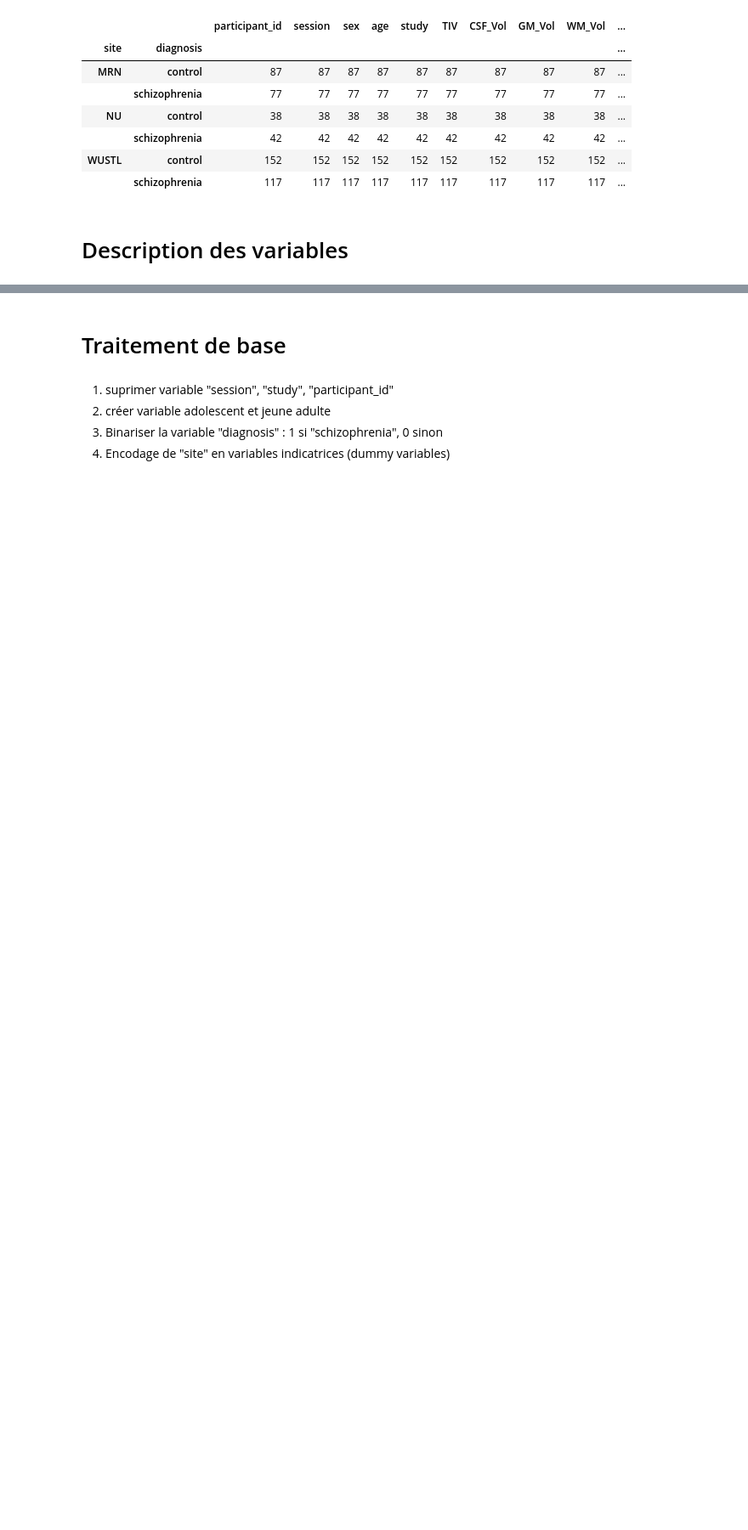
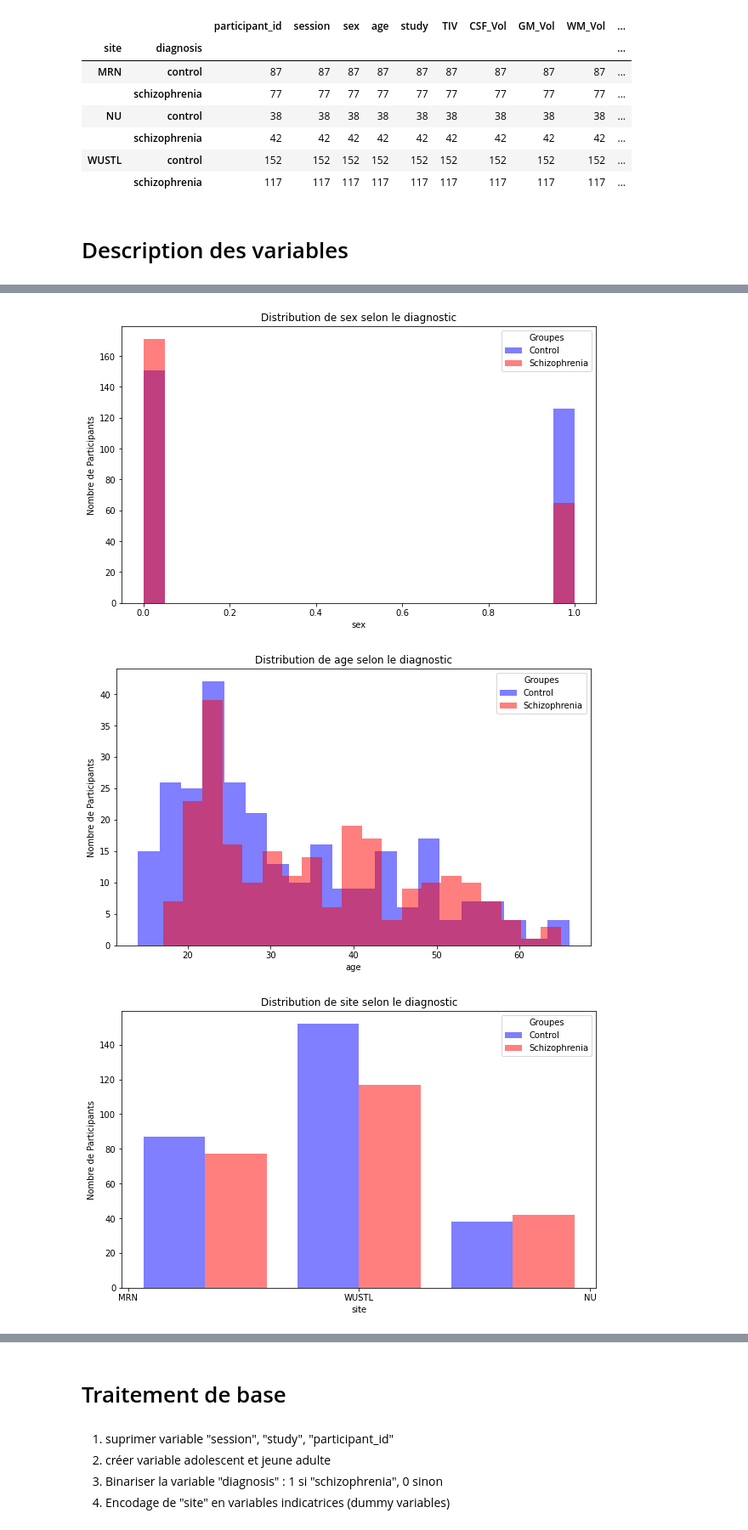
Before and after one commit to lucasvazelle/schizophrenie_matiere_grise, a Jupyter notebook: etape_1_traitement_et_modelisation_table_participant.ipynb, the cells around one changed output, grey strips where cells are left out. Shown at 85% size. Saved outputs shown, nothing was run; the diff lists cells and outputs as text; code cells hidden in the pictures; blank space fills up the shorter version.

Commit message:
ajout variables descriptives

```diff
--- a/etape_1_traitement_et_modelisation_table_participant.ipynb
+++ b/etape_1_traitement_et_modelisation_table_participant.ipynb
@@ -79,0 +116,40 @@ participants.groupby(["site", "diagnosis"]).count()
+# %%
+df = participants
+# Liste des colonnes d'intérêt
+columns_to_plot = [ 'sex', 'age','site', 'TIV', 'CSF_Vol', 'GM_Vol', 'WM_Vol', 'set']
+
+# Créer des graphiques pour chaque colonne
+for col in columns_to_plot:
+    # Si la colonne est catégorielle (par exemple, 'sex', 'session', 'study', 'site', 'set')
+    if df[col].dtype == 'object' or df[col].dtype.name == 'category':
+        plt.figure(figsize=(10,6))
+
+        # Tracer un bar plot pour les variables catégorielles
+        plt.hist([df[df['diagnosis'] == 'control'][col], df[df['diagnosis'] == 'schizophrenia'][col]],
+                 bins=len(df[col].unique()), alpha=0.5, label=['Control', 'Schizophrenia'], color=['blue', 'red'])
+
+        # Ajouter des titres et labels
+        plt.title(f'Distribution de {col} selon le diagnostic')
+        plt.xlabel(col)
+        plt.ylabel('Nombre de Participants')
+        plt.legend(title='Groupes', loc='upper right')
+        plt.show()
+
+    # Si la colonne est numérique (par exemple, 'age', 'TIV', 'CSF_Vol', 'GM_Vol', 'WM_Vol')
+    elif df[col].dtype in ['int64', 'float64']:
+        plt.figure(figsize=(10,6))
+
+        # Tracer des histogrammes pour les variables numériques
+        plt.hist(df[df['diagnosis'] == 'control'][col], bins=20, alpha=0.5, label='Control', color='blue')
+        plt.hist(df[df['diagnosis'] == 'schizophrenia'][col], bins=20, alpha=0.5, label='Schizophrenia', color='red')
+
+        # Ajouter des titres et labels
+        plt.title(f'Distribution de {col} selon le diagnostic')
+        plt.xlabel(col)
+        plt.ylabel('Nombre de Participants')
+        plt.legend(title='Groupes', loc='upper right')
+        plt.show()
+# %% [output]
+[figure, added]
+[figure, added]
+[figure, added]
```
Also changed, not shown: parts of 8 cells of this notebook, 2 other files.
